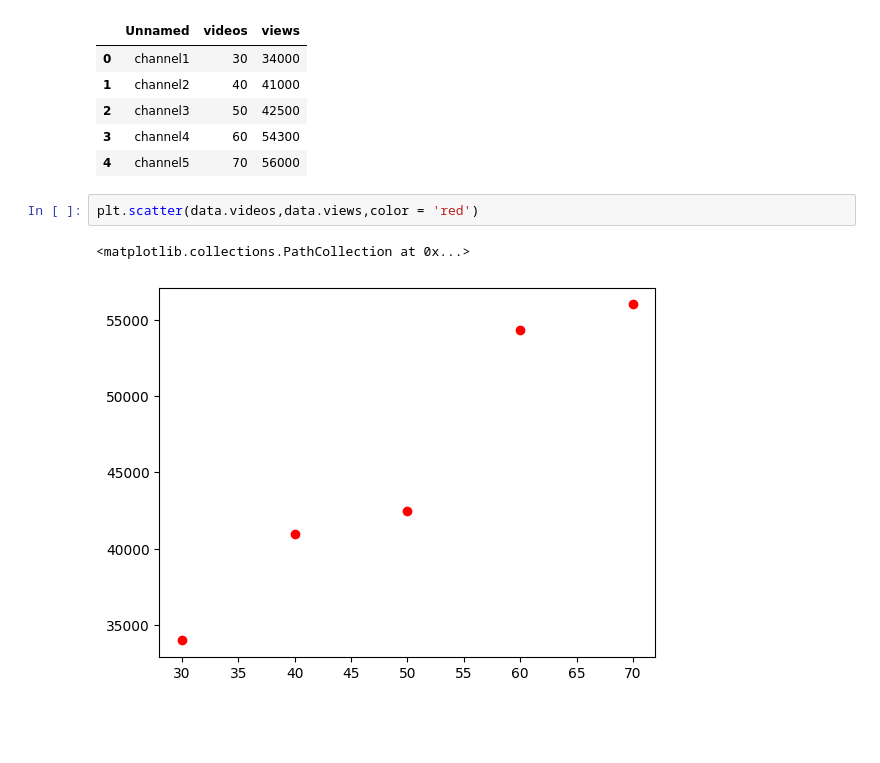
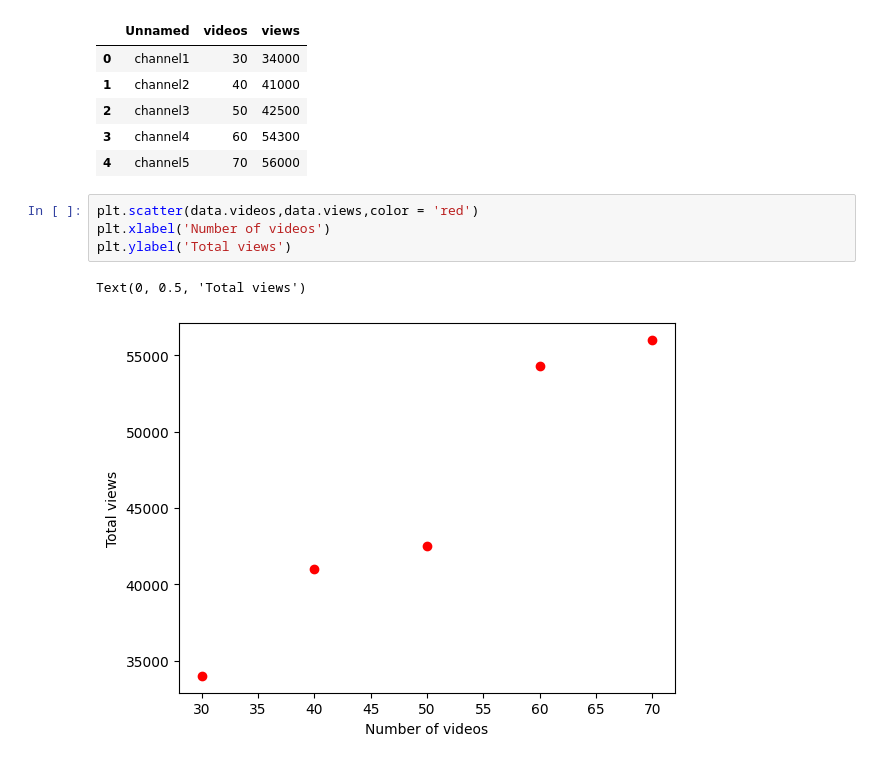
Before and after one commit to induwara20014/python-new, a Jupyter notebook: code.pro.lk/Linear_Regression_Model.ipynb, the cells around one changed output. Cells and saved outputs as stored; diff of their text form; blank space fills up the shorter version.

```diff
--- a/code.pro.lk/Linear_Regression_Model.ipynb
+++ b/code.pro.lk/Linear_Regression_Model.ipynb
@@ -16,6 +16,8 @@ data
 | 4 | channel5 | 70 | 56000 |
 # %%
 plt.scatter(data.videos,data.views,color = 'red')
+plt.xlabel('Number of videos')
+plt.ylabel('Total views')
 # %% [output]
-<matplotlib.collections.PathCollection at 0x...>
+Text(0, 0.5, 'Total views')
-[figure, old version]
+[figure, new version]
```
Also changed, not shown: parts of 8 cells of this notebook.
